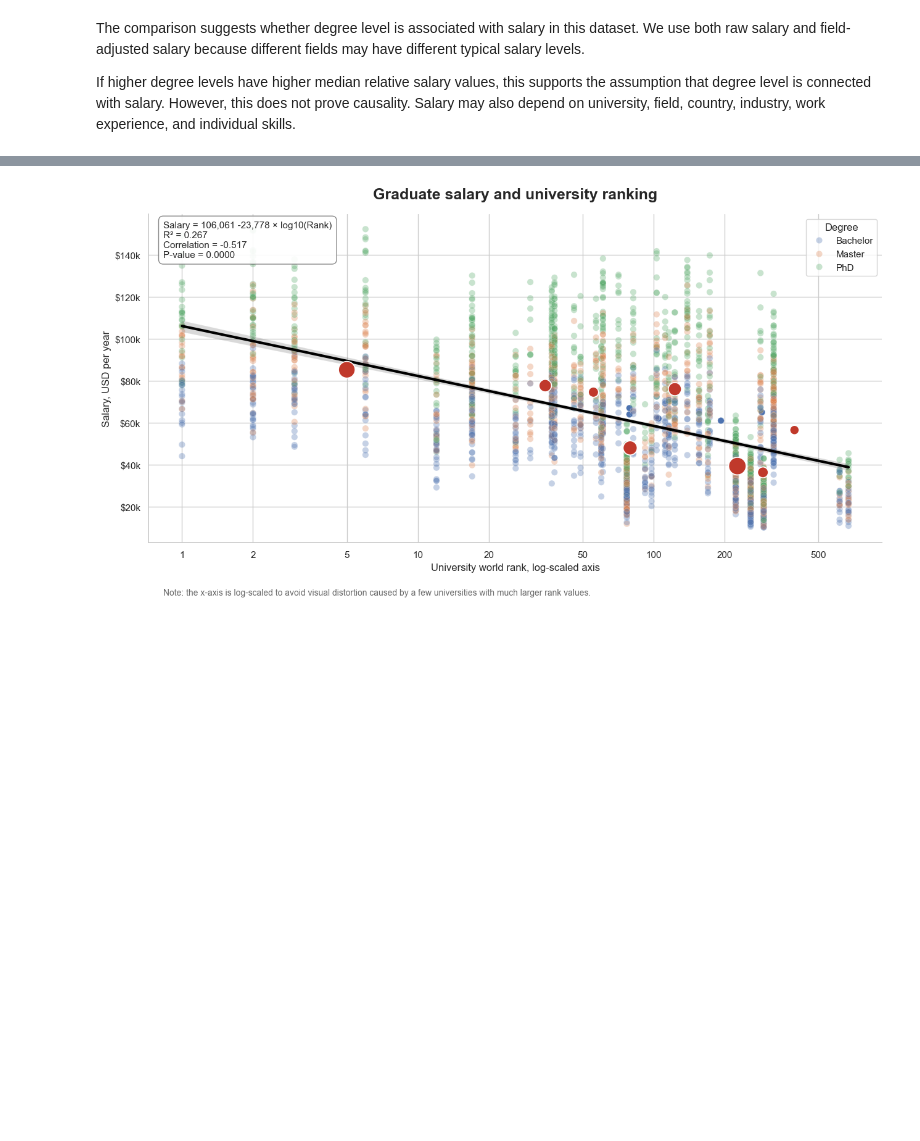
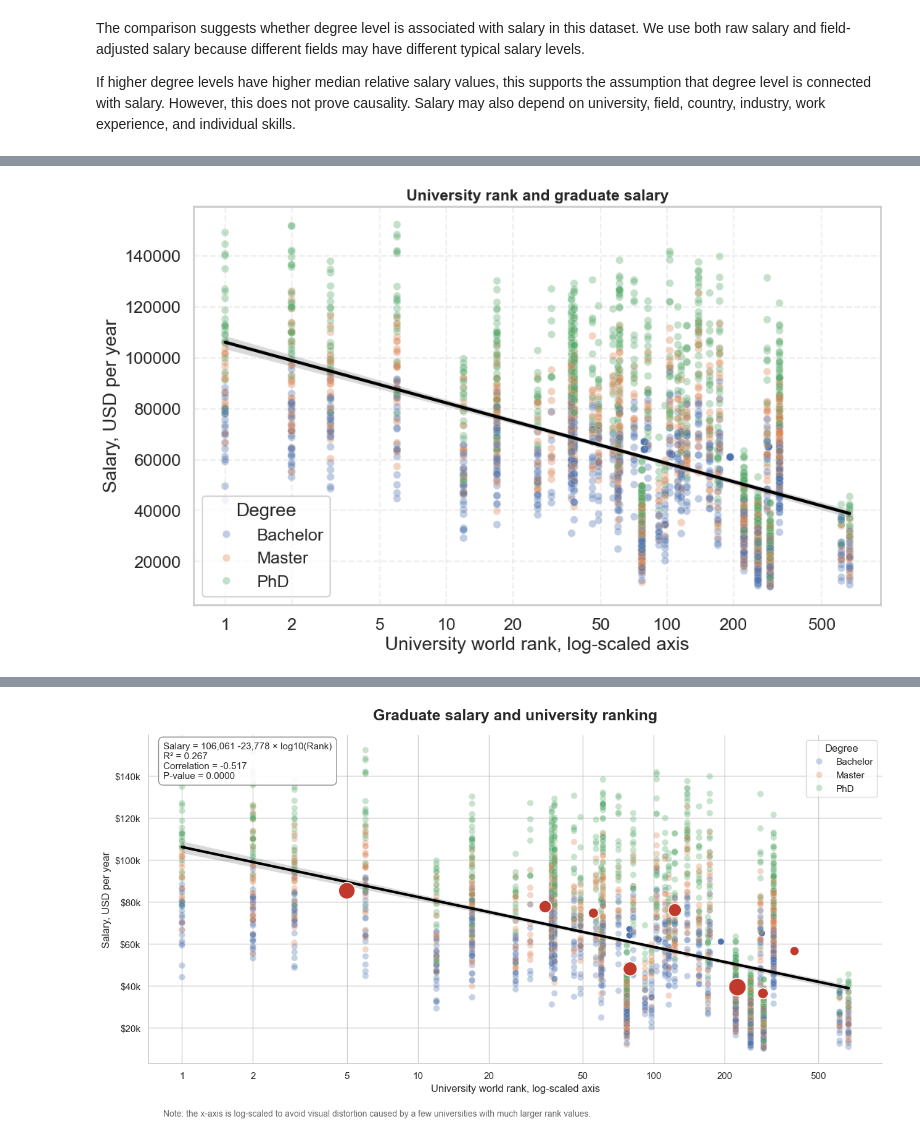
Before and after one commit to maxtheshock/PythonDS-Project, a Jupyter notebook: PythonNotebook.ipynb, the cells around one changed output, grey strips where cells are left out. Saved outputs shown, nothing was run; the diff lists cells and outputs as text; code cells hidden in the pictures; blank space fills up the shorter version.

```diff
--- a/PythonNotebook.ipynb
+++ b/PythonNotebook.ipynb
@@ -1152,0 +1242,43 @@ If higher degree levels have higher median relative salary values, this supports
+# %%
+plt.figure(figsize=(12, 7))
+
+ax = sns.scatterplot(
+    data=h2_data,
+    x="Log University Rank",
+    y=salary_col,
+    hue="Degree",
+    alpha=0.35,
+    s=55,
+    edgecolor="white",
+    linewidth=0.3
+)
+
+sns.regplot(
+    data=h2_data,
+    x="Log University Rank",
+    y=salary_col,
+    scatter=False,
+    color="black",
+    line_kws={
+        "linewidth": 3,
+        "label": "General trend"
+    }
+)
+
+rank_ticks = np.array([1, 2, 5, 10, 20, 50, 100, 200, 500, 1000])
+rank_ticks = rank_ticks[
+    (rank_ticks >= h2_data[rank_col].min()) &
+    (rank_ticks <= h2_data[rank_col].max())
+]
+
+ax.set_xticks(np.log10(rank_ticks))
+ax.set_xticklabels(rank_ticks)
+
+plt.title("University rank and graduate salary", fontsize=15, weight="bold")
+plt.xlabel("University world rank, log-scaled axis")
+plt.ylabel("Salary, USD per year")
+plt.grid(axis="both", linestyle="--", alpha=0.3)
+plt.legend(title="Degree")
+plt.show()
+# %% [output]
+[figure, added]
```
Also changed, not shown: parts of 11 cells of this notebook.
